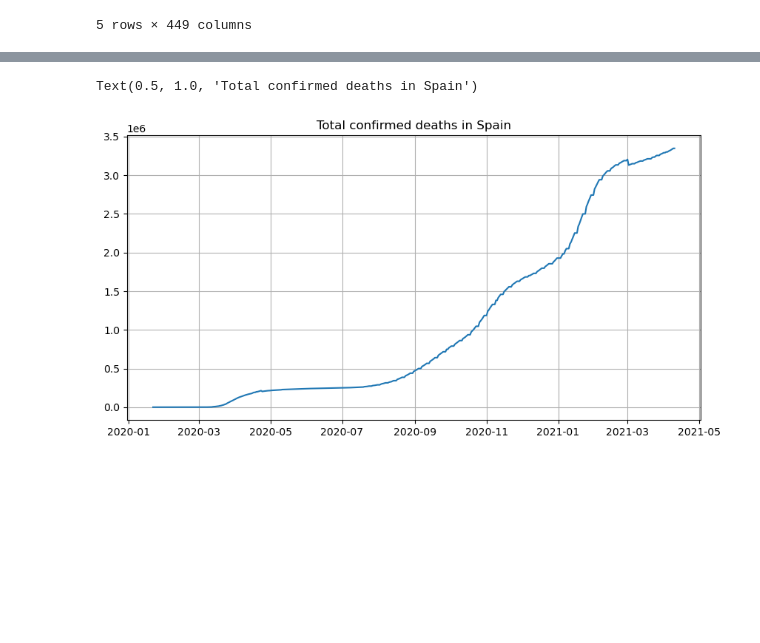
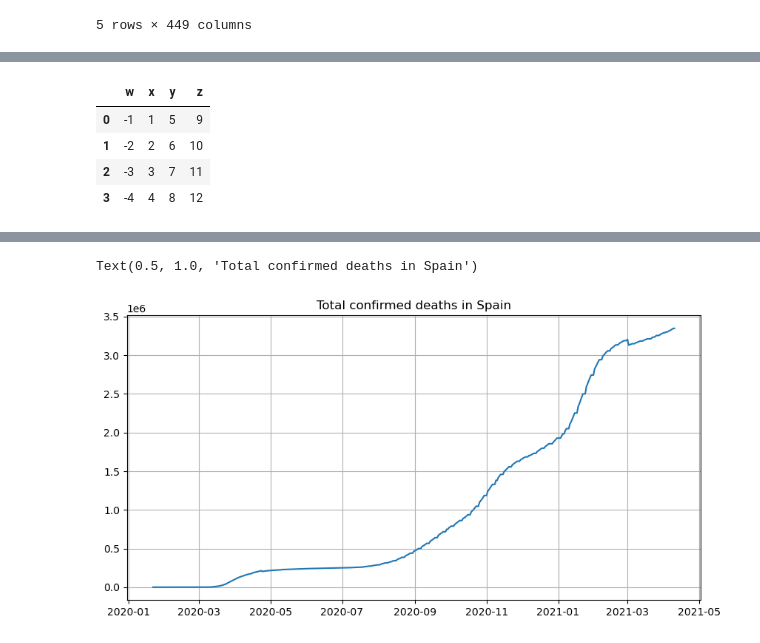
Before and after one commit to nmanduley/midproject, a Jupyter notebook: exploratory/exploratory.ipynb, the cells around one changed output, grey strips where cells are left out. Cells and saved outputs as stored; diff of their text form; code cells hidden in the pictures; blank space fills up the shorter version.

```diff
--- a/exploratory/exploratory.ipynb
+++ b/exploratory/exploratory.ipynb
@@ -41,0 +137,8 @@ df_rec.head()
+# %%
+test
+# %% [output]
+|  | w | x | y | z |
+| 0 | -1 | 1 | 5 | 9 |
+| 1 | -2 | 2 | 6 | 10 |
+| 2 | -3 | 3 | 7 | 11 |
+| 3 | -4 | 4 | 8 | 12 |
```
Also changed, not shown: parts of 13 cells of this notebook.
